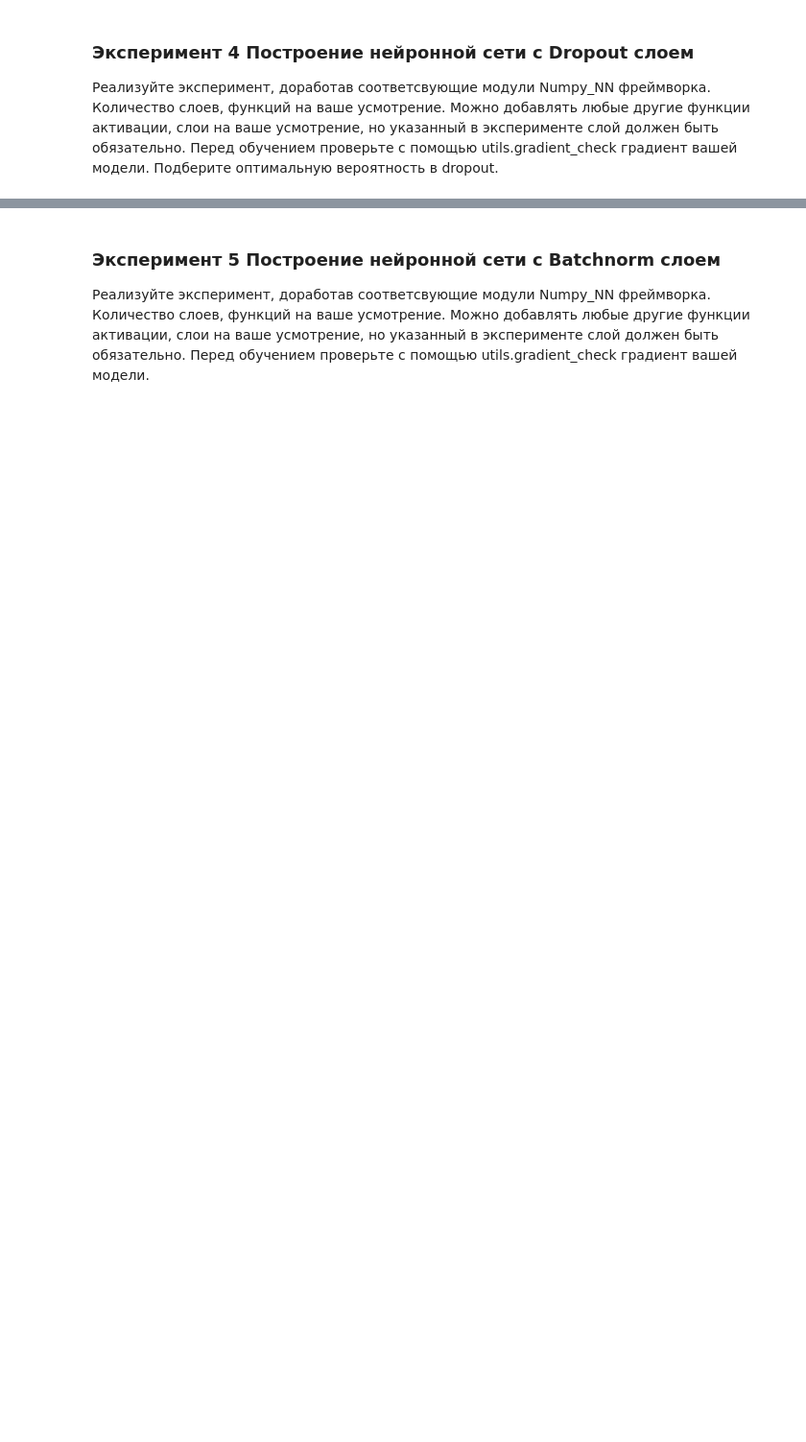
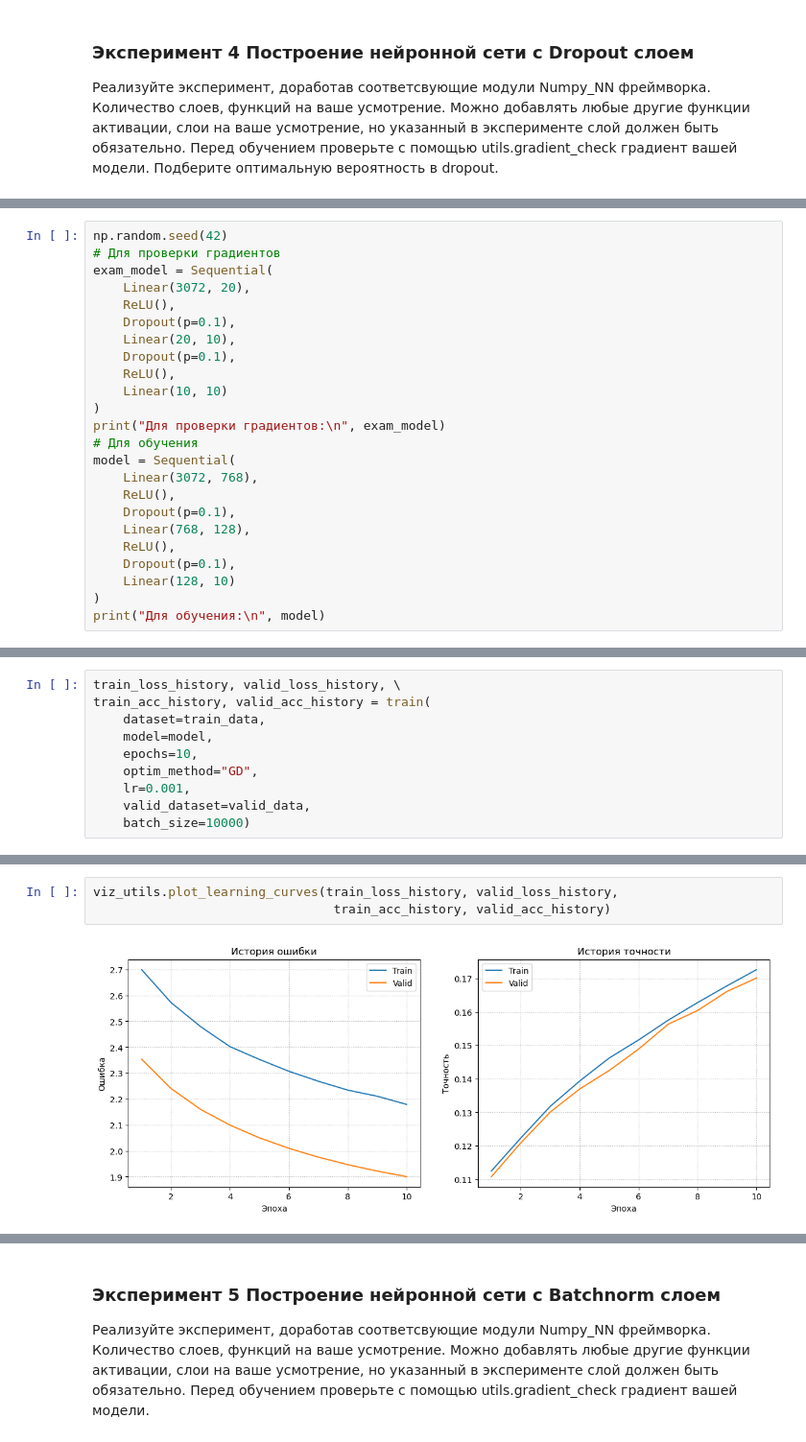
Before and after one commit to DmitryInd/Numpy-NN-Framework, a Jupyter notebook: numpy_neural_net_HW.ipynb, the cells around one changed output, grey strips where cells are left out. Shown at 96% size. Cells and saved outputs as stored; diff of their text form; blank space fills up the shorter version.

```diff
--- a/numpy_neural_net_HW.ipynb
+++ b/numpy_neural_net_HW.ipynb
@@ -55,0 +680,24 @@ importlib.reload(sequential)
+# %%
+np.random.seed(42)
+# Для проверки градиентов
+exam_model = Sequential(
+    Linear(3072, 20),
+    ReLU(),
+    Dropout(p=0.1),
+    Linear(20, 10),
+    Dropout(p=0.1),
+    ReLU(),
+    Linear(10, 10)
+)
+print("Для проверки градиентов:\n", exam_model)
+# Для обучения
+model = Sequential(
+    Linear(3072, 768),
+    ReLU(),
+    Dropout(p=0.1),
+    Linear(768, 128),
+    ReLU(),
+    Dropout(p=0.1),
+    Linear(128, 10)
+)
+print("Для обучения:\n", model)
@@ -55,0 +734,10 @@ importlib.reload(sequential)
+# %%
+train_loss_history, valid_loss_history, \
+train_acc_history, valid_acc_history = train(
+    dataset=train_data,
+    model=model,
+    epochs=10,
+    optim_method="GD",
+    lr=0.001,
+    valid_dataset=valid_data,
+    batch_size=10000)
@@ -55,0 +757,5 @@ importlib.reload(sequential)
+# %%
+viz_utils.plot_learning_curves(train_loss_history, valid_loss_history,
+                                train_acc_history, valid_acc_history)
+# %% [output]
+[figure, added]
```
Also changed, not shown: parts of 107 cells of this notebook, 6 other files.
